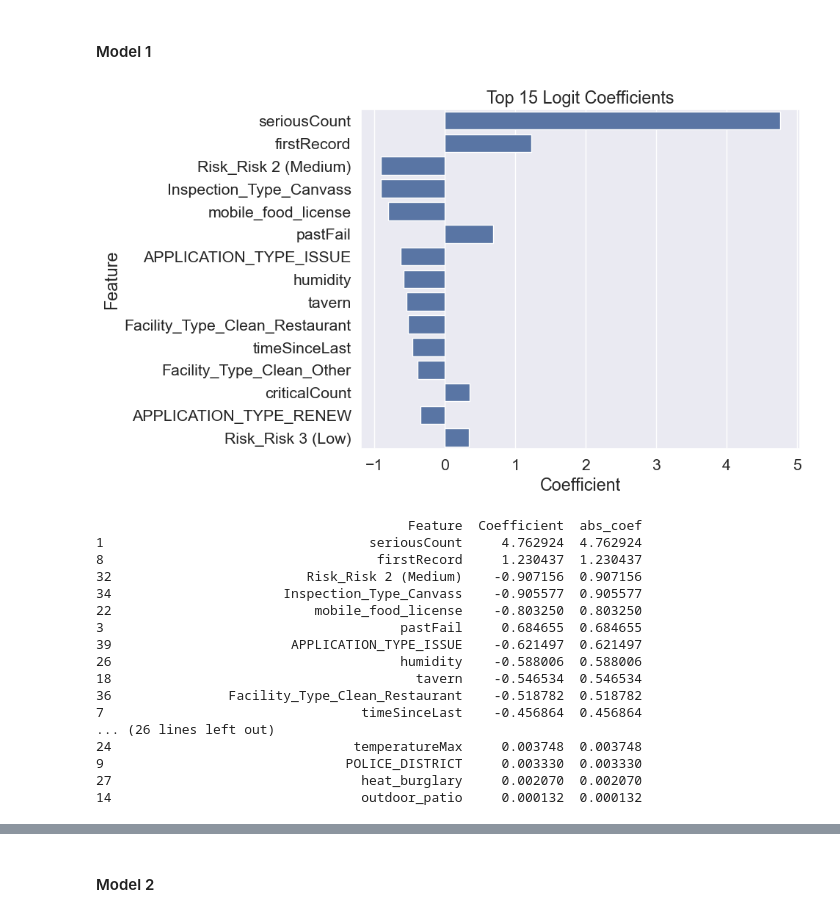
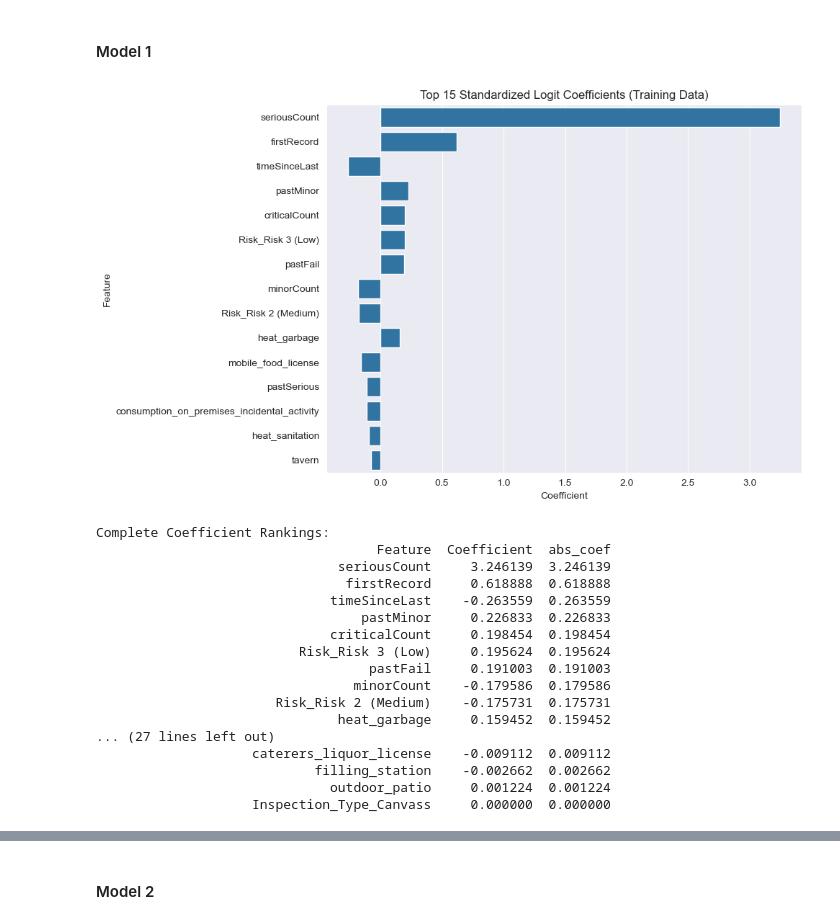
Before and after one commit to cindyalvar/Computational-Social-Science-Projects, a Jupyter notebook: Project 3/Project 3_Alvarez.ipynb, the cells around one changed output, grey strips where cells are left out. Saved outputs shown, nothing was run; the diff lists cells and outputs as text; code cells hidden in the pictures.

```diff
--- a/Project 3/Project 3_Alvarez.ipynb
+++ b/Project 3/Project 3_Alvarez.ipynb
@@ -299,18 +299,17 @@ X_train, X_validate, y_train, y_validate = train_test_split(X,
 # %% [markdown]
 Because we have features that are numeric, I will standardize the x_train and x_validate datasets. I am doing this after the training/validation split to avoid data leakage.
 # %%
-# # Standardization
+# Standardization
 # -----------
-
 # load library
 from sklearn.preprocessing import StandardScaler
 scaler = StandardScaler()
-#
-## scale the training and validation datasets
-X_train_s = scaler.fit_transform(X_train)        # fit and transform the training data
-X_validate_s = scaler.fit_transform(X_validate)  # fit and transform the validation data
-#
-## convert to dataframes
+
+# scale the training and validation datasets
+X_train_s = scaler.fit_transform(X_train)        # fit and transform on training data only
+X_validate_s = scaler.transform(X_validate)      # only transform validation data using training fit
+
+# convert to dataframes
 X_train_s_df = pd.DataFrame(X_train_s, columns=X_train.columns)
 X_validate_s_df = pd.DataFrame(X_validate_s, columns=X_validate.columns)
 # %% [markdown]
@@ -492,10 +438,10 @@ grid_search = GridSearchCV(
     verbose=1
 )
 
-# Fit the grid search
-grid_search.fit(X, y)
+# Fit the grid search on training data only
+grid_search.fit(X_train, y_train)
 
-print("\nBest parameters:", grid_search.best_params_)
-print("Best cross-validation score:", grid_search.best_score_)
+# Get the already-fitted best model
+model2 = grid_search.best_estimator_
 # %% [output]
 Fitting 3 folds for each of 36 candidates, totalling 108 fits
@@ -545,7 +471,7 @@ grid_search = GridSearchCV(
 )
 
 # Fit the model
-grid_search.fit(X, y)
+grid_search.fit(X_train, y_train)
 
 # Get best model and save as model3
 model3 = grid_search.best_estimator_
@@ -694,13 +617,11 @@ Below, I run coefficient plots and importance plots to determine which features
 # %% [markdown]
 #### Model 1
 # %%
-# create a function to extract and plot coefficients that I can use for my models
-
-def extract_and_plot_coefficients(model, X, n_top=10, figsize=(10, 6)):
-
+# create a function to extract and plot coefficients
+def extract_and_plot_coefficients(model, X_train_s_df, n_top=10, figsize=(10, 6)):
     # Extract coefficients and create dataframe
     logit_data = pd.concat([
-        pd.DataFrame(X.columns),
+        pd.DataFrame(X_train_s_df.columns),  # Use standardized DataFrame columns
         pd.DataFrame(np.transpose(model.coef_))
     ], axis=1)
 
@@ -719,7 +640,7 @@ def extract_and_plot_coefficients(model, X, n_top=10, figsize=(10, 6)):
         x="Coefficient",
         y="Feature",
         data=logit_data.nlargest(n_top, 'abs_coef')
-    ).set_title(f"Top {n_top} Logit Coefficients")
+    ).set_title(f"Top {n_top} Standardized Logit Coefficients (Training Data)")
 
     plt.tight_layout()
     plt.show()
@@ -727,27 +648,28 @@ def extract_and_plot_coefficients(model, X, n_top=10, figsize=(10, 6)):
     return logit_data
 # %%
 # Extract coefficients and create plot of top 15 coefficients
-logit_data = extract_and_plot_coefficients(model1, X, n_top=15)
+logit_data = extract_and_plot_coefficients(model1, X_train_s_df, n_top=15)
 
-# Access the full coefficient data:
-print(logit_data.sort_values('abs_coef', ascending=False))
+# Print the full coefficient data, sorted by absolute value
+print("\nComplete Coefficient Rankings:")
+print(logit_data.sort_values('abs_coef', ascending=False).to_string(index=False))
 # %% [output]
-[figure, old version]
+[figure, new version]
-                                        Feature  Coefficient  abs_coef
-1                                  seriousCount     4.762924  4.762924
-8                                   firstRecord     1.230437  1.230437
-32                         Risk_Risk 2 (Medium)    -0.907156  0.907156
-34                      Inspection_Type_Canvass    -0.905577  0.905577
-22                          mobile_food_license    -0.803250  0.803250
-3                                      pastFail     0.684655  0.684655
-39                       APPLICATION_TYPE_ISSUE    -0.621497  0.621497
-26                                     humidity    -0.588006  0.588006
-18                                       tavern    -0.546534  0.546534
-36               Facility_Type_Clean_Restaurant    -0.518782  0.518782
-7                                 timeSinceLast    -0.456864  0.456864
-... (26 lines left out)
-24                               temperatureMax     0.003748  0.003748
-9                               POLICE_DISTRICT     0.003330  0.003330
-27                                heat_burglary     0.002070  0.002070
-14                                outdoor_patio     0.000132  0.000132
+Complete Coefficient Rankings:
+                                    Feature  Coefficient  abs_coef
+                               seriousCount     3.246139  3.246139
+                                firstRecord     0.618888  0.618888
+                              timeSinceLast    -0.263559  0.263559
+                                  pastMinor     0.226833  0.226833
+                              criticalCount     0.198454  0.198454
+                          Risk_Risk 3 (Low)     0.195624  0.195624
+                                   pastFail     0.191003  0.191003
+                                 minorCount    -0.179586  0.179586
+                       Risk_Risk 2 (Medium)    -0.175731  0.175731
+                               heat_garbage     0.159452  0.159452
+... (27 lines left out)
+                    caterers_liquor_license    -0.009112  0.009112
+                            filling_station    -0.002662  0.002662
+                              outdoor_patio     0.001224  0.001224
+                    Inspection_Type_Canvass     0.000000  0.000000
 # %% [markdown]
```
Also changed, not shown: parts of 29 cells of this notebook.
